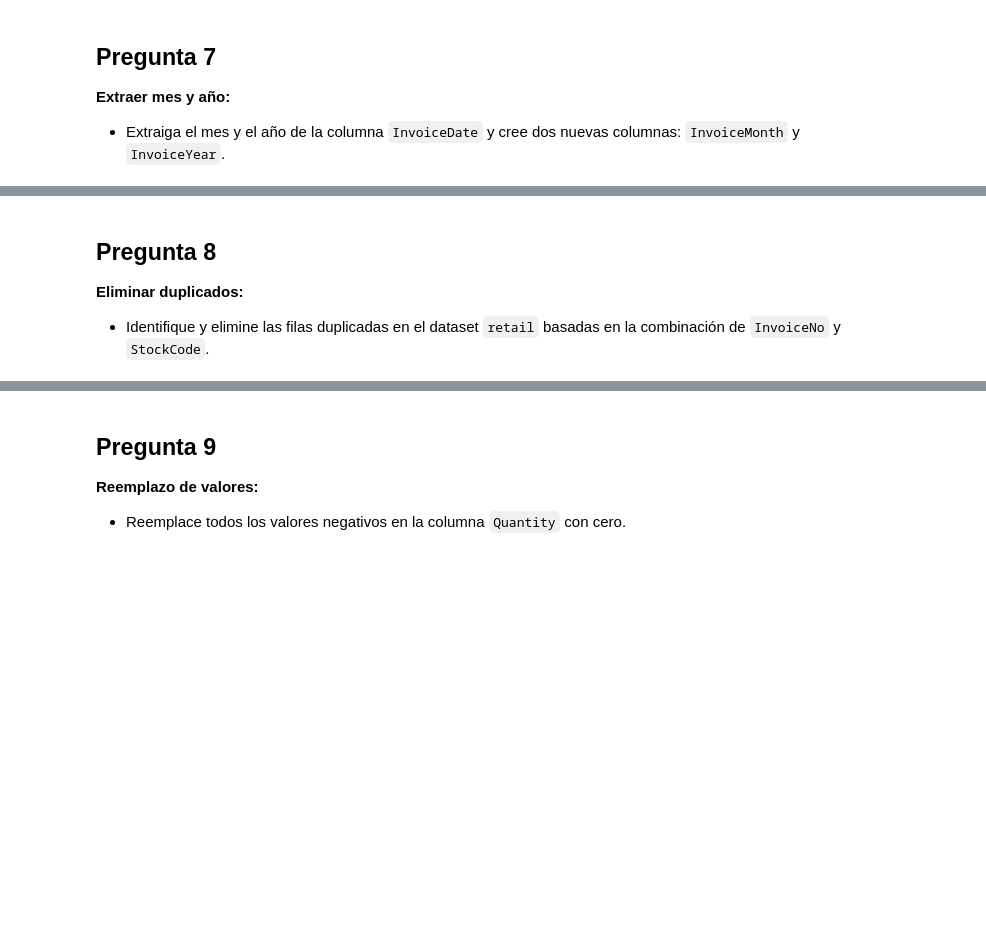
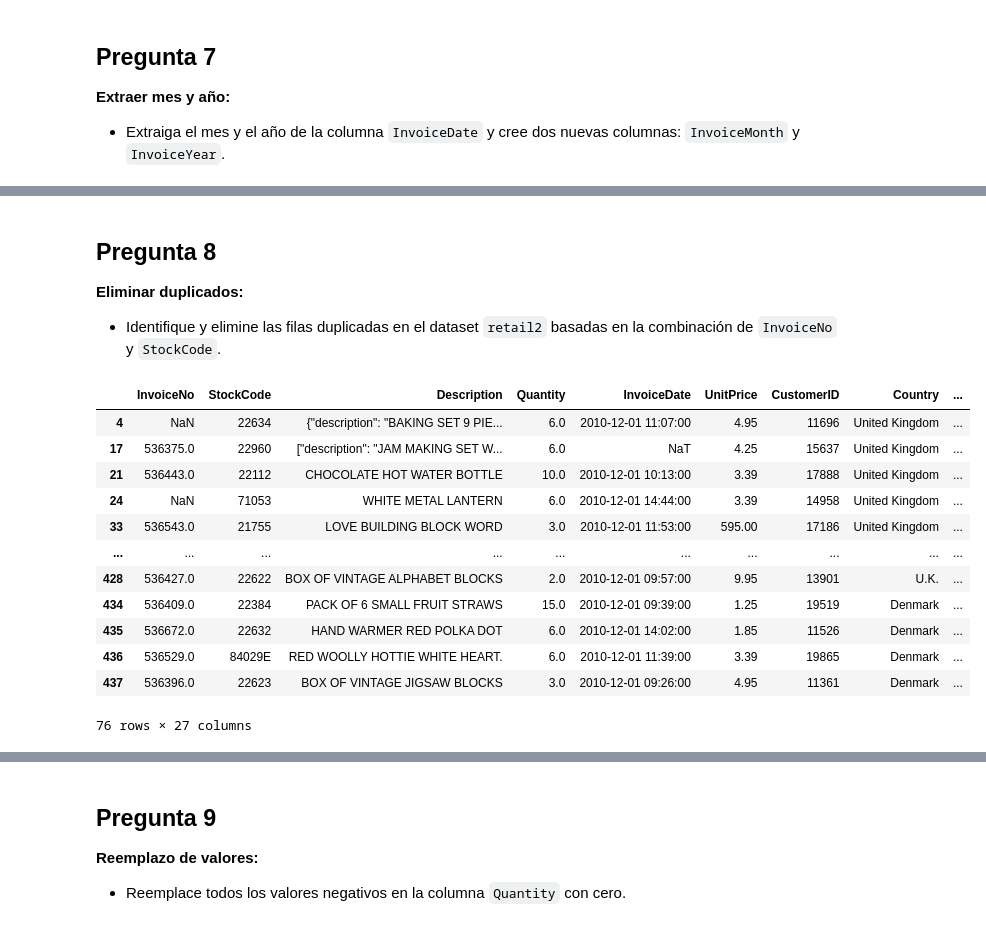
Before and after one commit to Nana8310/Curso_Pandas, a Jupyter notebook: Notebook/Prácticas/Práctica-43/Notebook_43/P-43_Notebook-43.ipynb, the cells around one changed output, grey strips where cells are left out. Cells and saved outputs as stored; diff of their text form; code cells hidden in the pictures; blank space fills up the shorter version.

```diff
--- a/Notebook/Prácticas/Práctica-43/Notebook_43/P-43_Notebook-43.ipynb
+++ b/Notebook/Prácticas/Práctica-43/Notebook_43/P-43_Notebook-43.ipynb
@@ -93,0 +225,9 @@
+# %%
+# Reemplazar o eliminar valores NaN por 0
+retail2_df['Quantity'] = retail2_df['Quantity'].fillna(0)
+retail2_df['UnitPrice'] = retail2_df['UnitPrice'].fillna(0)
+
+# Convertir las columnas Quantity y UnitPrice a tipo float
+
+retail2_df['Quantity'] = retail2_df['Quantity'].astype(float)
+retail2_df['UnitPrice'] = retail2_df['UnitPrice'].astype(float)
@@ -93,0 +236,10 @@
+# %%
+# Crear la nueva columna TotalPrice
+retail2_df['TotalPrice'] = retail2_df['Quantity'] * retail2_df['UnitPrice']
+
+# Verificar el tipo de datos de la nueva columna
+print("Tipo de datos de TotalPrice:", retail2_df['TotalPrice'].dtype)
+
+# Mostrar las primeras filas del DataFrame para verificar
+print("Primeras filas del DataFrame con TotalPrice:")
+print(retail2_df[['Quantity', 'UnitPrice', 'TotalPrice']].head())
@@ -95,3 +256,13 @@
 ## Pregunta 7
 **Extraer mes y año:**
 - Extraiga el mes y el año de la columna `InvoiceDate` y cree dos nuevas columnas: `InvoiceMonth` y `InvoiceYear`.
+# %%
+# Convertir la columna InvoiceDate a tipo datetime
+retail2_df['InvoiceDate'] = pd.to_datetime(retail2_df['InvoiceDate'])
+
+# Crear las nuevas columnas InvoiceMonth e InvoiceYear
+retail2_df['InvoiceMonth'] = retail2_df['InvoiceDate'].dt.month
+retail2_df['InvoiceYear'] = retail2_df['InvoiceDate'].dt.year
+
+# Mostrar las primeras filas para verificar
+retail2_df.head()
@@ -98,4 +277,24 @@
 # %% [markdown]
 ## Pregunta 8
 **Eliminar duplicados:**
-- Identifique y elimine las filas duplicadas en el dataset `retail` basadas en la combinación de `InvoiceNo` y `StockCode`.
+- Identifique y elimine las filas duplicadas en el dataset `retail2` basadas en la combinación de `InvoiceNo` y `StockCode`.
+# %%
+# Identificar duplicados basados en InvoiceNo y StockCode
+duplicados = retail2_df[retail2_df.duplicated(subset=['InvoiceNo', 'StockCode'], keep=False)]
+
+# Mostrar las filas duplicadas
+duplicados
+# %% [output]
+|  | InvoiceNo | StockCode | Description | Quantity | InvoiceDate | UnitPrice | CustomerID | Country | ... |
+| 4 | NaN | 22634 | {"description": "BAKING SET 9 PIE... | 6.0 | 2010-12-01 11:07:00 | 4.95 | 11696 | United Kingdom | ... |
+| 17 | 536375.0 | 22960 | ["description": "JAM MAKING SET W... | 6.0 | NaT | 4.25 | 15637 | United Kingdom | ... |
+| 21 | 536443.0 | 22112 | CHOCOLATE HOT WATER BOTTLE | 10.0 | 2010-12-01 10:13:00 | 3.39 | 17888 | United Kingdom | ... |
+| 24 | NaN | 71053 | WHITE METAL LANTERN | 6.0 | 2010-12-01 14:44:00 | 3.39 | 14958 | United Kingdom | ... |
+| 33 | 536543.0 | 21755 | LOVE BUILDING BLOCK WORD | 3.0 | 2010-12-01 11:53:00 | 595.00 | 17186 | United Kingdom | ... |
+| ... | ... | ... | ... | ... | ... | ... | ... | ... | ... |
+| 428 | 536427.0 | 22622 | BOX OF VINTAGE ALPHABET BLOCKS | 2.0 | 2010-12-01 09:57:00 | 9.95 | 13901 | U.K. | ... |
+| 434 | 536409.0 | 22384 | PACK OF 6 SMALL FRUIT STRAWS | 15.0 | 2010-12-01 09:39:00 | 1.25 | 19519 | Denmark | ... |
+| 435 | 536672.0 | 22632 | HAND WARMER RED POLKA DOT | 6.0 | 2010-12-01 14:02:00 | 1.85 | 11526 | Denmark | ... |
+| 436 | 536529.0 | 84029E | RED WOOLLY HOTTIE WHITE HEART. | 6.0 | 2010-12-01 11:39:00 | 3.39 | 19865 | Denmark | ... |
+| 437 | 536396.0 | 22623 | BOX OF VINTAGE JIGSAW BLOCKS | 3.0 | 2010-12-01 09:26:00 | 4.95 | 11361 | Denmark | ... |
+76 rows × 27 columns
```
Also changed, not shown: parts of 50 cells of this notebook, 1 other file.
